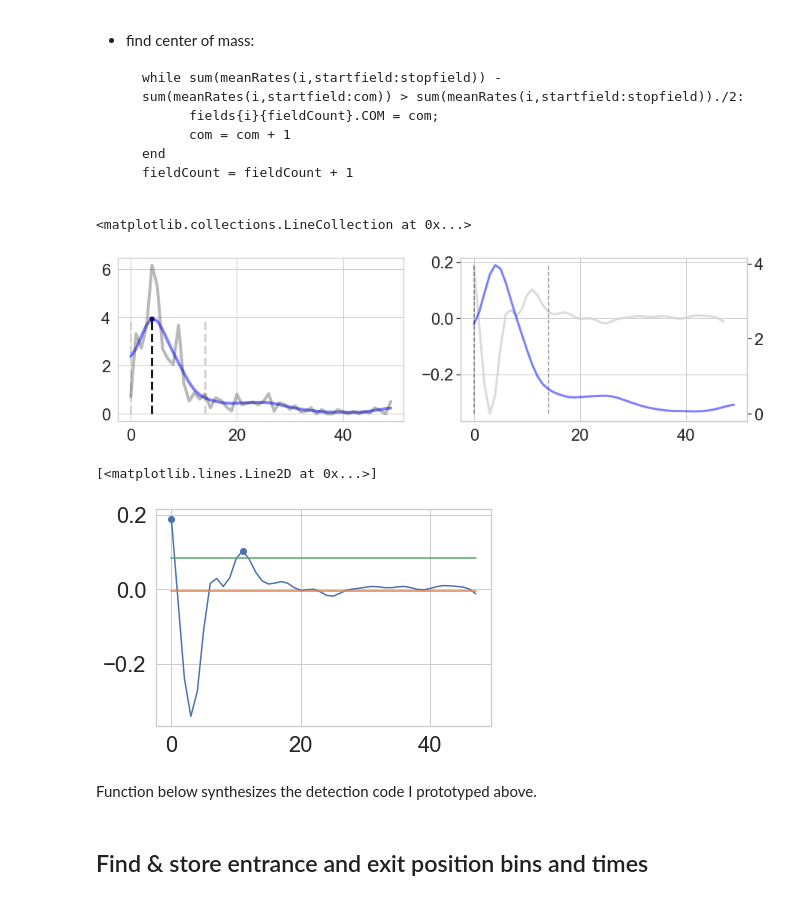
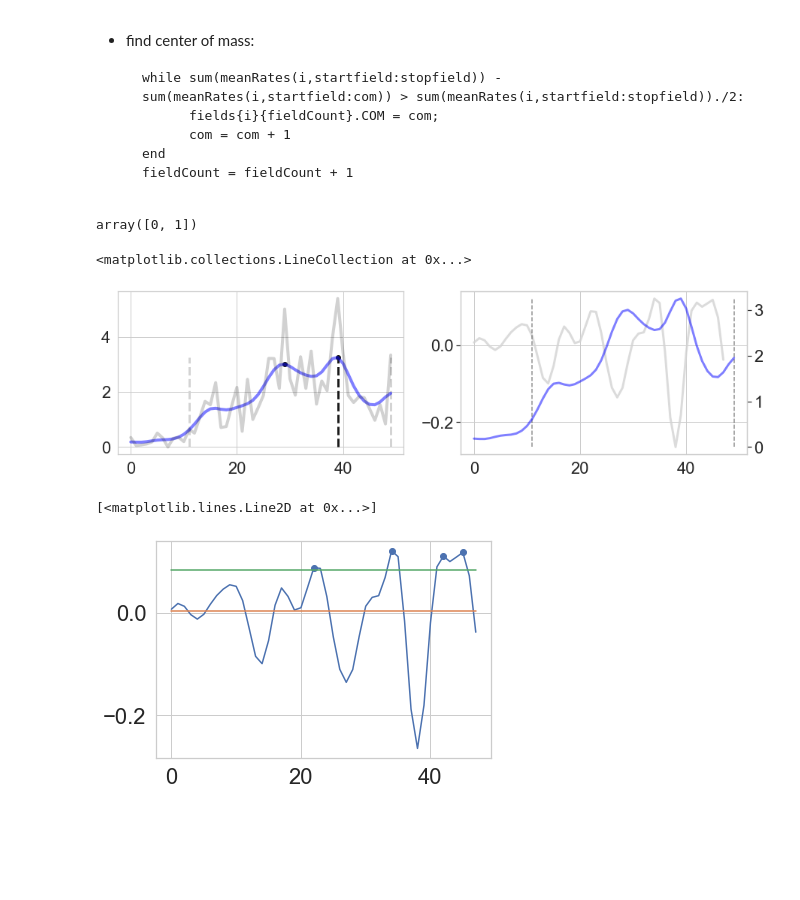
Before and after one commit to pdrivier/phase_precession, a Jupyter notebook: place_fields.ipynb, the cells around one changed output. Drawn from its saved outputs; the diff is of its cells as text; code cells hidden in the pictures; blank space fills up the shorter version.

Commit message:
small fixes to detection function

```diff
--- a/place_fields.ipynb
+++ b/place_fields.ipynb
@@ -51,7 +51,7 @@ posdf = posdf.dropna()
 # %%
 cell_labels = list(set(spikesdf['cell_id'].to_list()))
 # %%
-subcell = spikesdf[spikesdf['cell_id']==cell_labels[4]]
+subcell = spikesdf[spikesdf['cell_id']==cell_labels[9]]
 
 locinds = list(set(posdf.index) & set(subcell['posindex_0ind']))
 locinds = sorted(locinds)
@@ -148,8 +148,9 @@ if np.mean(sm) <=3:
     if len(peaks) > 0:
 
         maxpeak = np.where(sm == sm[peaks].max())
+        maxpeak = maxpeak[0][0]
 
-        if sm[maxpeak[0]] < thresh_peak:
+        if sm[maxpeak] < thresh_peak:
             print('peak too small')
 
         #use the peaks of the second derivative to find the right and left edges of the field
@@ -169,7 +170,7 @@ if np.mean(sm) <=3:
         distances = locmaxdd - maxpeak
 
         #find the left edge of the field
-        negdists = np.where(distances < 0)[1]
+        negdists = np.where(distances < 0)[0]
         left_edge = locmaxdd[negdists]
 
         if len(left_edge) > 1:
@@ -199,7 +200,7 @@ if np.mean(sm) <=3:
             left_edge = 0
 
         #find the right edge of the field
-        posdists = np.where(distances > 0)[1]
+        posdists = np.where(distances > 0)[0]
         right_edge = locmaxdd[posdists]
 
         if len(right_edge) > 1:
@@ -228,24 +229,28 @@ if np.mean(sm) <=3:
         elif len(right_edge) < 1:
             #in casese of a field that peaks right at the right edge of the linear maze
             right_edge = len(sm)-1 #last pos bin
+# %%
+np.where(distances < 0)[0]
+# %% [output]
+array([0, 1])
 # %%
 fig, ax = plt.subplots(1,2, figsize=(15,4))
 
 ax[0].plot(sm,linewidth=4,alpha=0.5,color='blue')
-ax[0].plot(s,linewidth=4,alpha=0.3,color='k')
+ax[0].plot(s,linewidth=4,alpha=0.2,color='k')
 ax[0].scatter(peaks, sm[peaks],color='k')
 ax[0].vlines(x = maxpeak, ymin = 0, ymax = max(sm), color = 'k', linewidth = 3, linestyle = "--")
 ax[0].vlines(x = [left_edge, right_edge], ymin = 0, ymax = max(sm), color = 'lightgrey', linewidth = 3, linestyle = "--")
 
 ax[1].plot(dd,color='lightgrey',alpha=0.8,linewidth=3)
 ax__ = ax[1].twinx()
 ax__.grid(False)
 ax__.plot(sm,color='blue',alpha=0.5,linewidth=3)
 
 ax__.vlines(x = [left_edge, right_edge], ymin = 0, ymax = max(sm),color='k',alpha=0.5,linestyle="--")
 # %% [output]
 <matplotlib.collections.LineCollection at 0x...>
-[figure, old version]
+[figure, new version]
 # %%
 plt.plot(dd)
 plt.scatter(locmaxdd,dd[locmaxdd])
@@ -253,4 +258,4 @@ plt.plot(np.repeat(np.mean(dd),len(dd)))
 plt.plot(np.repeat(np.std(dd),len(dd)))
 # %% [output]
 [<matplotlib.lines.Line2D at 0x...>]
-[figure, old version]
+[figure, new version]
@@ -260,2 +261,0 @@ plt.plot(np.repeat(np.std(dd),len(dd)))
-# %% [markdown]
-Function below synthesizes the detection code I prototyped above.
@@ -375,2 +261,0 @@ def get_field_bin_edges(sm,thresh_mean_frate,thresh_peak,thresh_pct):
-# %% [markdown]
-## Find & store entrance and exit position bins and times
```
Also changed, not shown: parts of 12 cells of this notebook.
